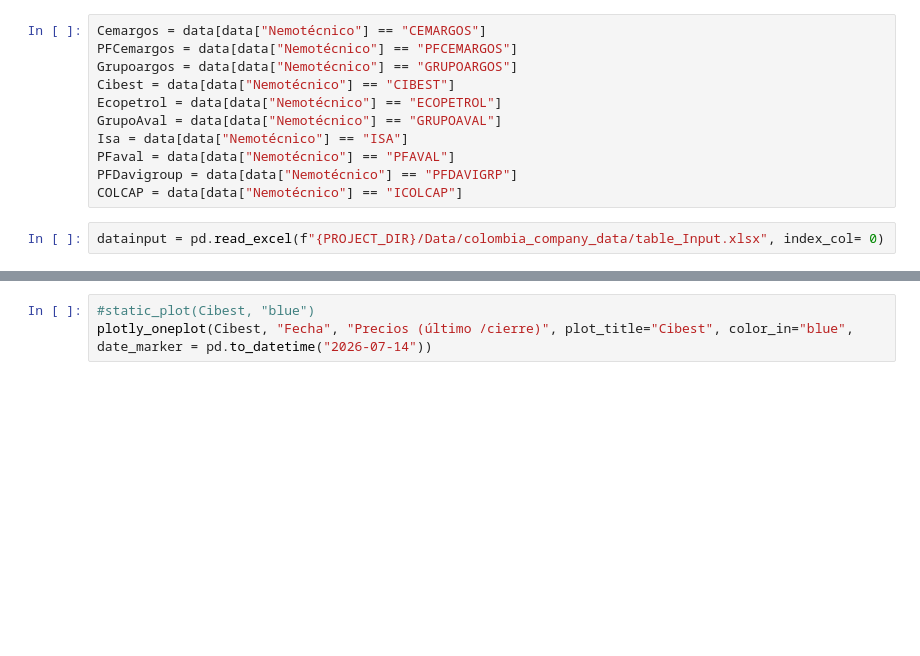
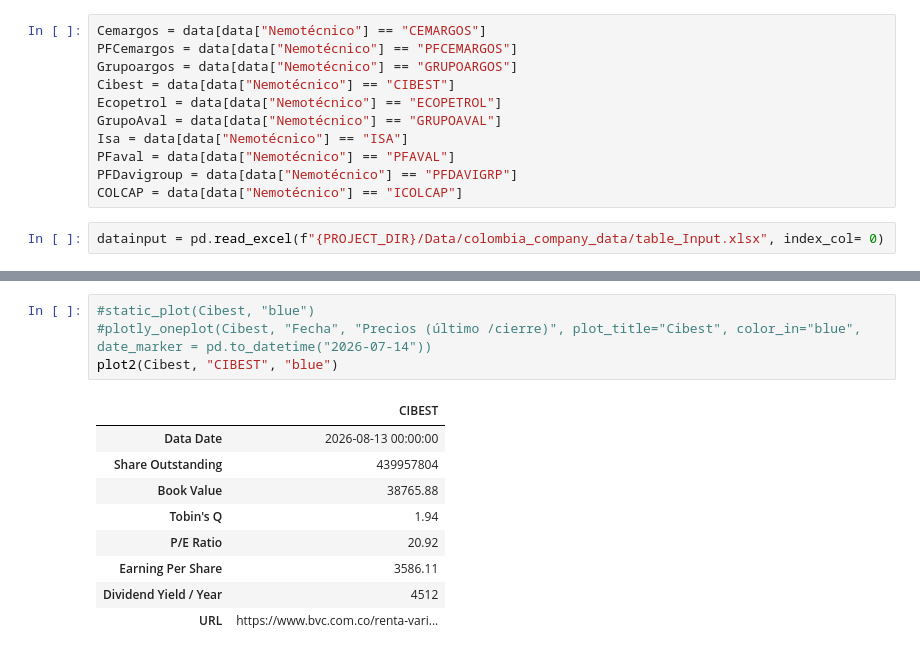
Before and after one commit to Yilap88/Colombia_finance, a Jupyter notebook: Figures/AccionesColombia.ipynb, the cells around one changed output, grey strips where cells are left out. Cells and saved outputs as stored; diff of their text form; blank space fills up the shorter version.

```diff
--- a/Figures/AccionesColombia.ipynb
+++ b/Figures/AccionesColombia.ipynb
@@ -102,6 +104,17 @@ plotly_oneplot(Grupoargos, "Fecha", "Precios (último /cierre)", plot_title="Gru
 # %%
 #static_plot(Cibest, "blue")
-plotly_oneplot(Cibest, "Fecha", "Precios (último /cierre)", plot_title="Cibest", color_in="blue", date_marker = pd.to_datetime("2026-07-14"))
+#plotly_oneplot(Cibest, "Fecha", "Precios (último /cierre)", plot_title="Cibest", color_in="blue", date_marker = pd.to_datetime("2026-07-14"))
+plot2(Cibest, "CIBEST", "blue")
+# %% [output]
+|  | CIBEST |
+| Data Date | 2026-08-13 00:00:00 |
+| Share Outstanding | 439957804 |
+| Book Value | 38765.88 |
+| Tobin's Q | 1.94 |
+| P/E Ratio | 20.92 |
+| Earning Per Share | 3586.11 |
+| Dividend Yield / Year | 4512 |
+| URL | https://www.bvc.com.co/renta-vari... |
 # %%
 #static_plot(Ecopetrol, "green")
 plotly_oneplot(Ecopetrol, "Fecha", "Precios (último /cierre)", "Ecopetrol", color_in="green", date_marker = pd.to_datetime("2026-07-14"))
```
Also changed, not shown: parts of 14 cells of this notebook, 9 other files.
